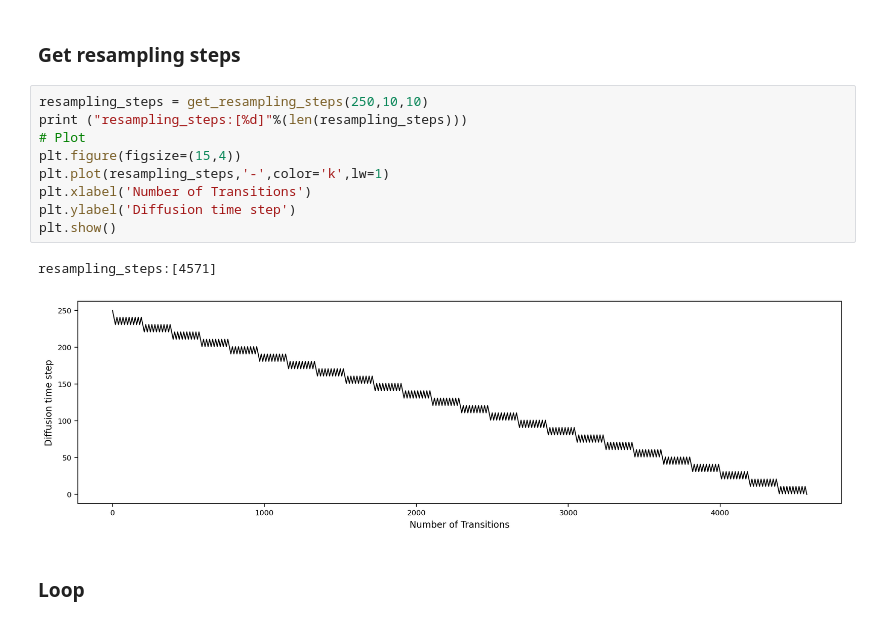
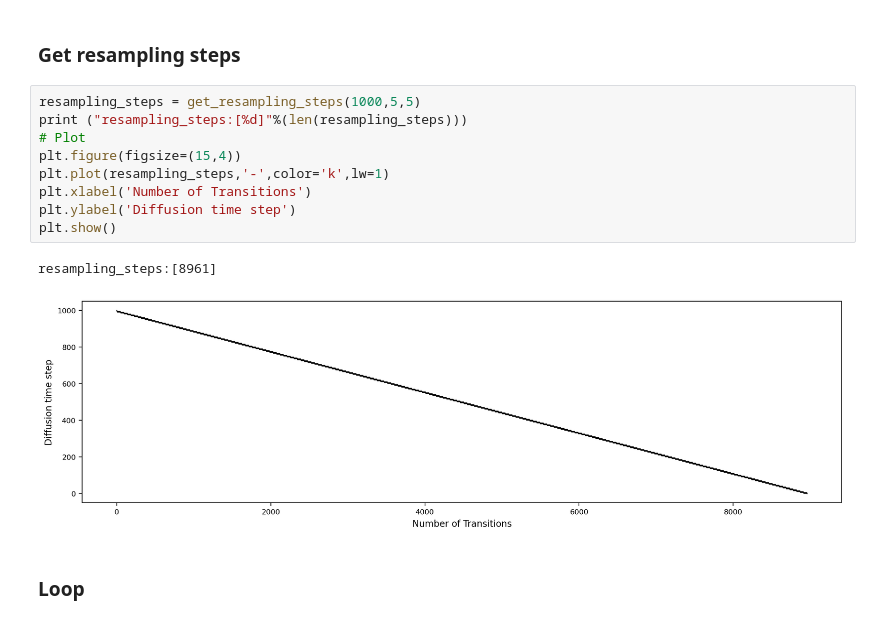
Before and after one commit to sjchoi86/yet-another-pytorch-tutorial-v2, a Jupyter notebook: code/repaint_constant.ipynb, the cells around one changed output. Cells and saved outputs as stored; diff of their text form.

```diff
--- a/code/repaint_constant.ipynb
+++ b/code/repaint_constant.ipynb
@@ -35,17 +35,17 @@ plot_ddpm_constants(dc)
 # %% [markdown]
 ### Get resampling steps
 # %%
-resampling_steps = get_resampling_steps(250,10,10)
+resampling_steps = get_resampling_steps(1000,5,5)
 print ("resampling_steps:[%d]"%(len(resampling_steps)))
 # Plot
 plt.figure(figsize=(15,4))
 plt.plot(resampling_steps,'-',color='k',lw=1)
 plt.xlabel('Number of Transitions')
 plt.ylabel('Diffusion time step')
 plt.show()
 # %% [output]
-resampling_steps:[4571]
+resampling_steps:[8961]
-[figure, old version]
+[figure, new version]
 # %% [markdown]
 ### Loop
 # %%
```
Also changed, not shown: parts of 1 cell of this notebook, 6 other files.
